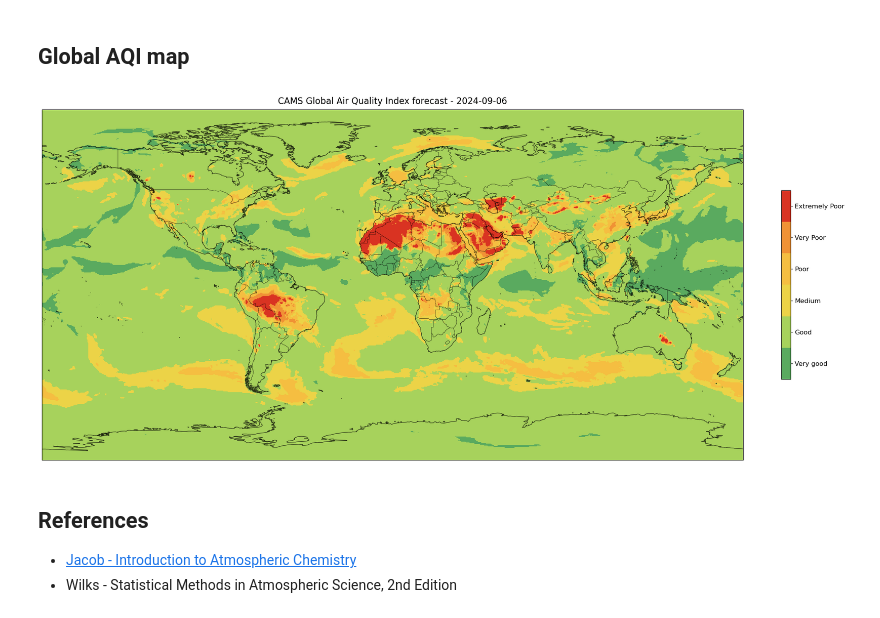
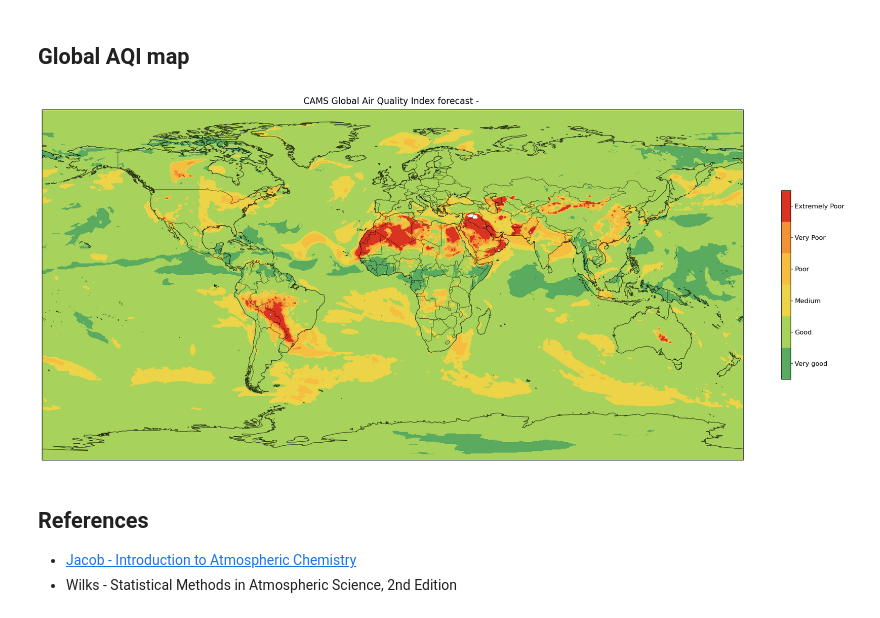
Before and after one commit to mea06em/cams-act6, a Jupyter notebook: 08-aqi/cams_glob_eaqi.ipynb, the cells around one changed output. Saved outputs shown, nothing was run; the diff lists cells and outputs as text; code cells hidden in the pictures.

```diff
--- a/08-aqi/cams_glob_eaqi.ipynb
+++ b/08-aqi/cams_glob_eaqi.ipynb
@@ -161,6 +177,6 @@ Attributes:
 ## Trace gases
 The concentration of the trace gases is provided as mixing ratio, a dimensionless quantity that represents the ratio between the mass concentration of the trace gas, in kg per unit volume, and the mass concentration of air.
 # %%
-multi_level_ds = xr.open_dataset(f'{DATADIR}/levtype_ml.nc')
+multi_level_ds = xr.open_dataset(f'{DATADIR}/data_mlev.nc')
 multi_level_ds
 # %% [output]
@@ -245,10 +265,10 @@ for param in particulate_matter:
 ## 24h max and mean average
 We aggregate the data by computing the maximun daily values of the trace gases concentration and mean daily values of the particulate matter concentration.
 # %%
-multi_level_max = multi_level_ds.resample(time='1D').max()
+multi_level_max = multi_level_ds.resample(valid_time='1D').max()
 multi_level_max = multi_level_max.squeeze(drop=True)
 # %%
-single_level_mean = single_level_ds.resample(time='1D').mean()
+single_level_mean = single_level_ds.resample(valid_time='1D').mean()
 single_level_mean = single_level_mean.squeeze(drop=True)
 # %% [markdown]
 We merge the trace gases and the particulate matter into one array
@@ -299,8 +339,9 @@ fig.delaxes(axs[5])
 for i, param in enumerate(params):
     da = eaqi_daily[param]
     clevs = all_levels[i]
-    day_index = 0
-    data = da[day_index,:,:]
+    #day_index = 0
+    #data = da[day_index,:,:]
+    data = da[:,:]
     #vmin = da.min()
     #vmax = da.max()
     cs = axs[i].contourf(da.longitude, da.latitude, data,
@@ -418,36 +452,37 @@ number_of_forecasts = 1
 # %%
 number_of_forecasts = 1
 fig, ax = plt.subplots(
                         subplot_kw={'projection': ccrs.PlateCarree()},
                         figsize=(25, 25))
 i = 0
 #for i in range(number_of_forecasts):
-data = final_index[0]
-timestamp = final_index.time
-day = str(timestamp.values[i])[:10]
-hour = str(timestamp.values[i])[11:16]
+#data = final_index[0]
+data = final_index
+#timestamp = final_index.time
+#day = str(timestamp.values[i])[:10]
+#hour = str(timestamp.values[i])[11:16]
 cs=ax.contourf(final_index.longitude,
                        final_index.latitude,
                        data,
                        levels=levels,
                        #vmin=1,
                        #vmax=6,
                        cmap=aqi_cmap,
                        transform=ccrs.PlateCarree())
 
-ax.set_title('CAMS Global Air Quality Index forecast - ' + day, fontsize=16, pad=10.0)
+ax.set_title('CAMS Global Air Quality Index forecast - ' , fontsize=16, pad=10.0)
 ax.coastlines(color='black', alpha=0.7, resolution='50m')
 ax.add_feature(cfeature.BORDERS, alpha=0.7, linewidth=0.7)
 ax.set_extent([bb_west, bb_east, bb_south, bb_north], crs=ccrs.PlateCarree())
 
 # Customize colorbar
 cbar = plt.colorbar(cs, fraction=0.028, pad=0.05, shrink=0.25)
 cbar.set_label(None)
 cbar.ax.tick_params(labelsize=12)
 cbar.set_ticks(level_ticks)
 cbar.set_ticklabels(labels)
 # %% [output]
-[figure, old version]
+[figure, new version]
 # %% [markdown]
 ## References
 * [Jacob - Introduction to Atmospheric Chemistry](https://acmg.seas.harvard.edu/education/introduction-atmospheric-chemistry)
```
Also changed, not shown: parts of 13 cells of this notebook.
